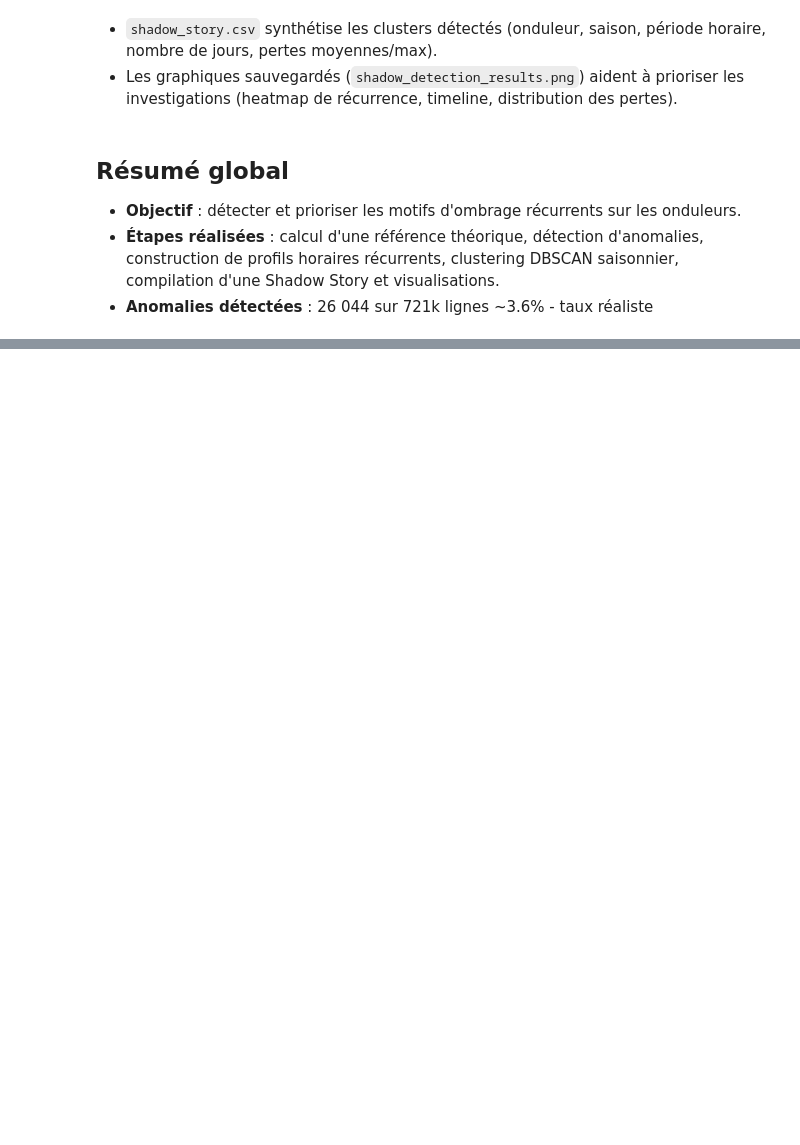
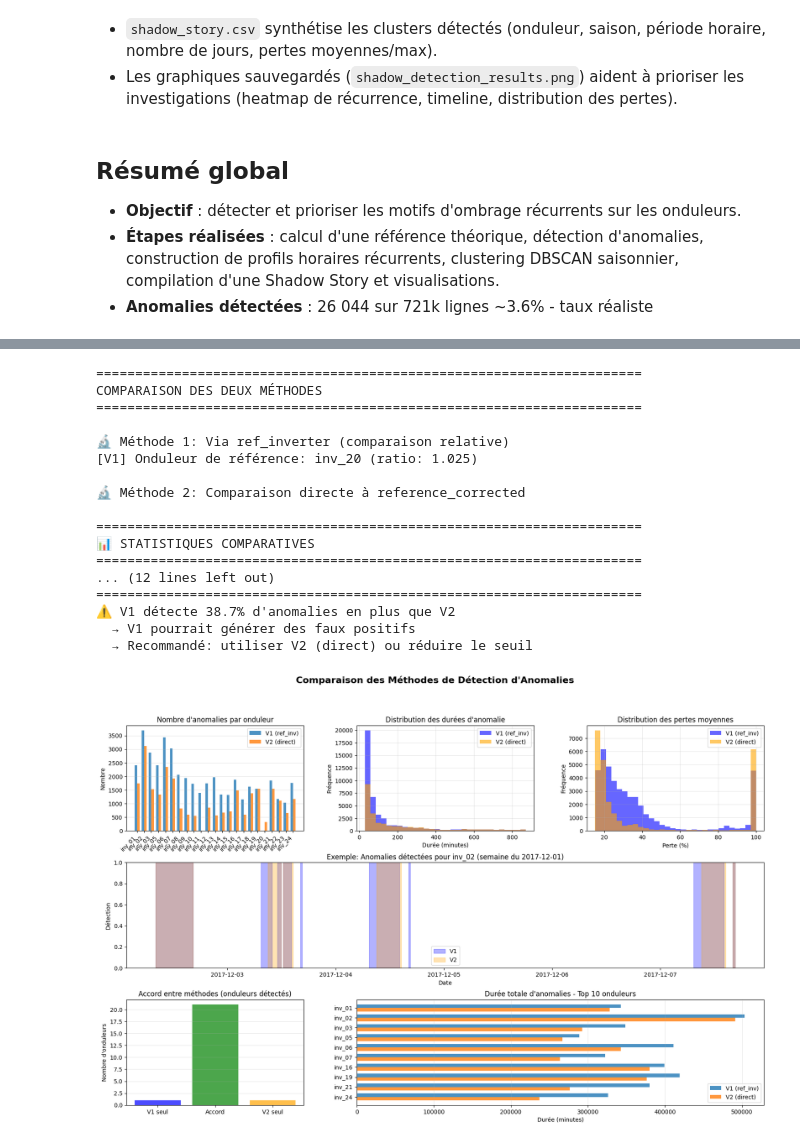
Before and after one commit to Noemiemz/PI2_A5_Shading_Anomaly_Detection, a Jupyter notebook: Detection_statistique_V3.ipynb, the cells around one changed output, grey strips where cells are left out. Drawn from its saved outputs; the diff is of its cells as text; code cells hidden in the pictures; blank space fills up the shorter version.

Commit message:
Version a utiliser

```diff
--- a/Detection_statistique_V3.ipynb
+++ b/Detection_statistique_V3.ipynb
@@ -236,4 +239,6 @@ else:
 # A adapter en dessous !
 # %% [markdown]
 ## Etape 1 : Détection des outliers par ondulateurs
+# %%
+MIN_POWER_THRESHOLD_ADJUSTED = float(MIN_POWER_THRESHOLD / 1000)
 # %%
@@ -459,8 +524,8 @@ if len(df_clusters) > 0:
     df_shadow_story = df_clusters.sort_values('avg_loss_pct', ascending=False)
 
     # Export
-    df_shadow_story.to_csv('shadow_story.csv', index=False)
-    print("✓ Shadow Story exportée → shadow_story.csv")
+    df_shadow_story.to_csv('shadow_storyV3.csv', index=False)
+    print("✓ Shadow Story exportée → shadow_storyV3.csv")
 
     print("\n🎯 SHADOW STORY - Top 10 des ombrages critiques:")
     print("="*70)
@@ -633,0 +1030,30 @@ shadow_story.csv est disponible → vérifiez les détails
+# %%
+
+# ============================================================================
+# EXÉCUTION
+# ============================================================================
+
+# À exécuter après avoir chargé df_clear et calculé reference_corrected
+df_anom_v1, df_anom_v2 = compare_methods(
+    df_clear, power_cols, inverter_ids,
+    MIN_POWER_THRESHOLD_ADJUSTED, ANOMALY_THRESHOLD, MIN_DURATION
+)
+# %% [output]
+======================================================================
+COMPARAISON DES DEUX MÉTHODES
+======================================================================
+
+🔬 Méthode 1: Via ref_inverter (comparaison relative)
+[V1] Onduleur de référence: inv_20 (ratio: 1.025)
+
+🔬 Méthode 2: Comparaison directe à reference_corrected
+
+======================================================================
+📊 STATISTIQUES COMPARATIVES
+======================================================================
+... (12 lines left out)
+======================================================================
+⚠️ V1 détecte 38.7% d'anomalies en plus que V2
+  → V1 pourrait générer des faux positifs
+  → Recommandé: utiliser V2 (direct) ou réduire le seuil
+[figure, added]
```
Also changed, not shown: parts of 7 cells of this notebook.
